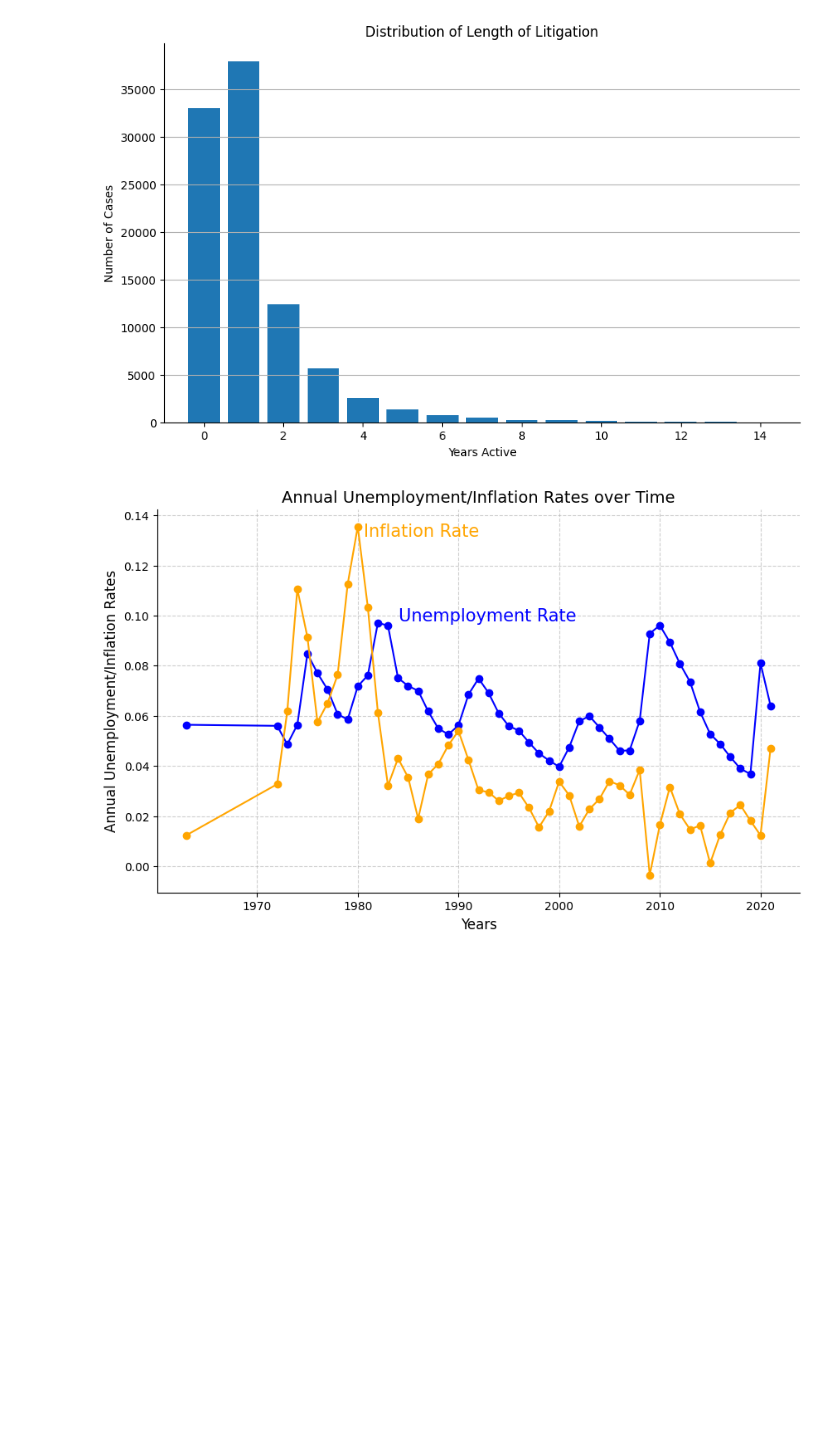
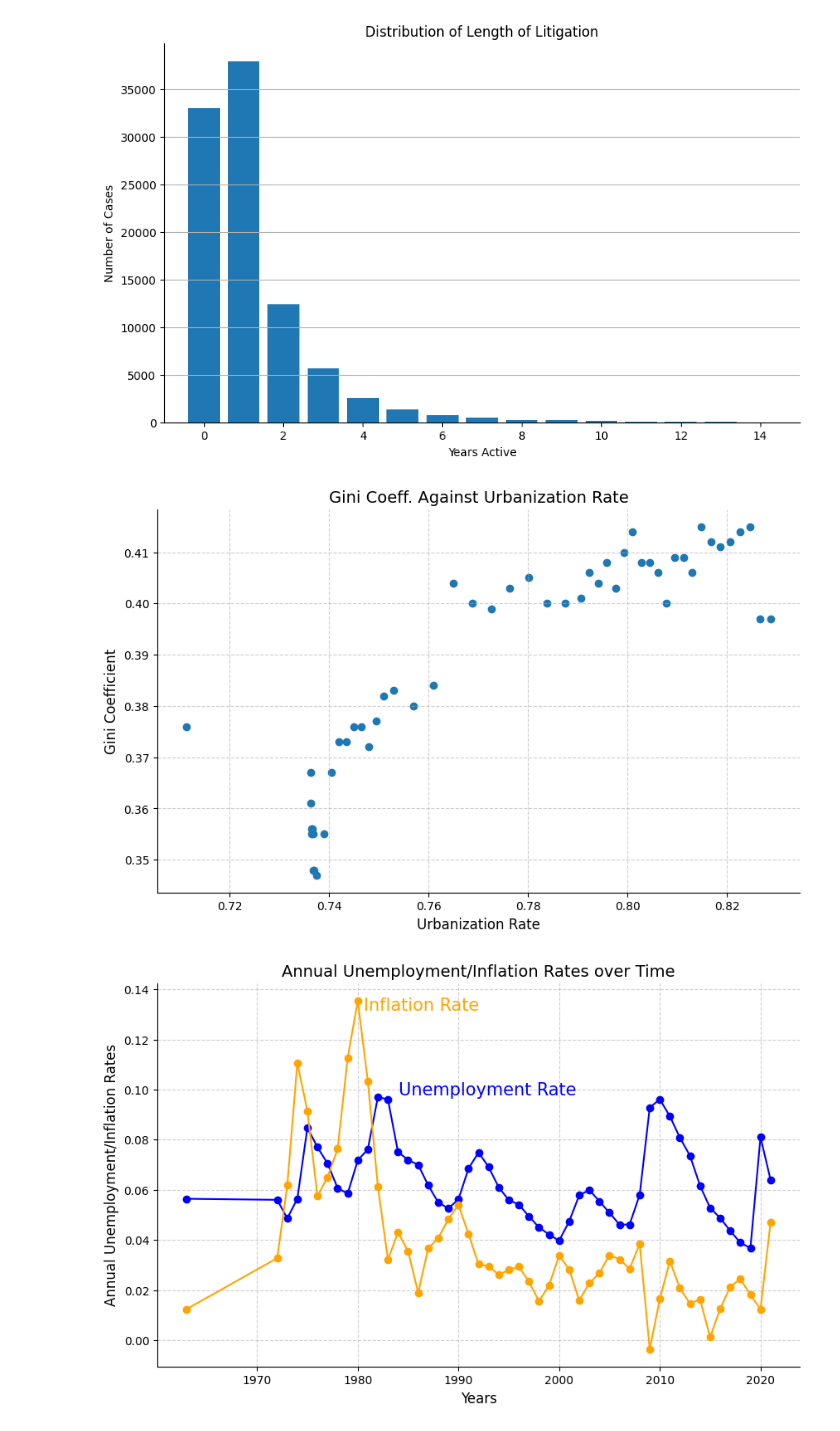
Before and after one commit to Sai0472003/PatentLitigation_Impact, a Jupyter notebook: Project1.ipynb, the cells around one changed output. Cells and saved outputs as stored; diff of their text form; code cells hidden in the pictures; blank space fills up the shorter version.

```diff
--- a/Project1.ipynb
+++ b/Project1.ipynb
@@ -290,6 +290,17 @@ plt.gca().spines[['top', 'right']].set_visible(False)
 plt.show()
 # %% [output]
 [figure]
+# %%
+plt.figure(figsize=(10, 6))
+plt.scatter(complete_merged['Urbanization Rate'], complete_merged['Gini Coeff.'],  marker='o', linestyle='-')
+plt.title(f'Gini Coeff. Against Urbanization Rate', fontsize=14)
+plt.xlabel('Urbanization Rate', fontsize=12)
+plt.ylabel('Gini Coefficient', fontsize=12)
+plt.grid(True, linestyle='--', alpha=0.6)
+plt.gca().spines[['top', 'right']].set_visible(False)
+plt.show()
+# %% [output]
+[figure, added]
 # %%
 plt.figure(figsize=(10, 6))
 plt.plot(complete_merged.index, complete_merged['unemployment_rate'],  marker='o', linestyle='-', color='blue')
```
Also changed, not shown: parts of 1 cell of this notebook.
